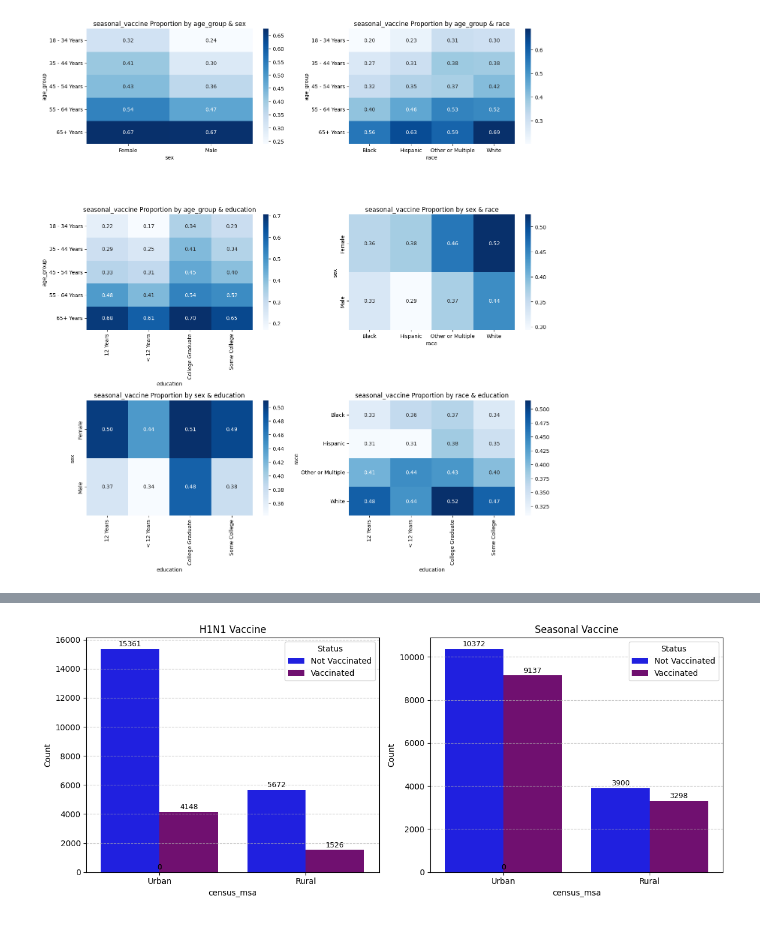
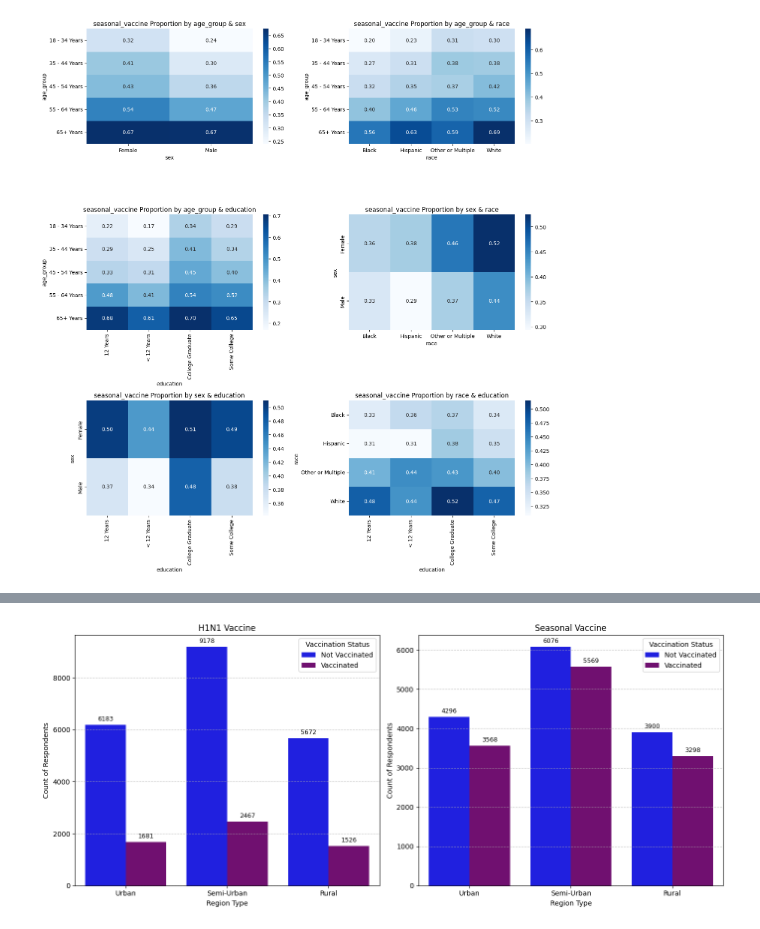
Before and after one commit to Mimikaymint/Team_Berlin, a Jupyter notebook: Team_Berlin_FLU_SHOT_.ipynb, the cells around one changed output, grey strips where cells are left out. Cells and saved outputs as stored; diff of their text form; code cells hidden in the pictures.

```diff
--- a/Team_Berlin_FLU_SHOT_.ipynb
+++ b/Team_Berlin_FLU_SHOT_.ipynb
@@ -116,6 +119,9 @@ plt.show()
 ##################################################
 # T1.1.3. SUMMARY STATS FOR FEATURES             #
 ##################################################
+flu_df = flu_df.drop(['employment_occupation', 'employment_industry', 'health_insurance'], axis=1, errors='ignore')
+flu_df['education'].value_counts(dropna=False)
+
 cat_cols = flu_df.select_dtypes(include=['object', 'category']).columns
 num_cols = flu_df.select_dtypes(include=['int64', 'float64']).columns
 
@@ -538,13 +530,3 @@ for vaccine in targets:
 # %% [output]
 [figure]
 [figure]
-# %%
-def classify_urban_rural(x):
-    if x == 'Non-MSA':
-        return 'Rural'
-    else:
-        return 'Urban'
-
-flu_df['census_msa'] = flu_df['census_msa'].apply(classify_urban_rural)
-
-flu_df['census_msa'].value_counts()
@@ -557,6 +532,0 @@ dtype: int64
-# %%
-for vac in ['h1n1_vaccine', 'seasonal_vaccine']:
-    print(f"\n=== {vac.replace('_', ' ').title()} ===")
-    counts = flu_df.groupby(['UrbanRural', vac]).size().unstack(fill_value=0)
-    counts.columns = ['Not Vaccinated', 'Vaccinated']
-    print(counts)
@@ -575,48 +759,54 @@ Urban                10372        9137
 # %%
+flu_df['census_msa'] = flu_df['census_msa'].str.strip()
+flu_df['census_msa'] = flu_df['census_msa'].replace({
+    'MSA, Principle City': 'Urban',
+    'MSA, Not Principle  City': 'Semi-Urban',
+    'Non-MSA': 'Rural',
+    'Rural': 'Rural',
+    'Semi-Urban': 'Semi-Urban'
+})
+
+order = ['Urban', 'Semi-Urban', 'Rural']
+flu_df['census_msa'] = pd.Categorical(flu_df['census_msa'], categories=order, ordered=True)
+
 vaccines = ['h1n1_vaccine', 'seasonal_vaccine']
 colors = {'Vaccinated': 'purple', 'Not Vaccinated': 'blue'}
-order = ['Urban', 'Rural']
 
-fig, axes = plt.subplots(1, 2, figsize=(12, 5))
+fig, axes = plt.subplots(1, 2, figsize=(14, 6))
 
 for i, vac in enumerate(vaccines):
-    plot_df = flu_df.groupby(['census_msa', vac]).size().reset_index(name='count')
 
-    all_combinations = pd.MultiIndex.from_product(
-        [['Urban', 'Rural'], [0, 1]], names=['census_msa', vac]
-    )
-    plot_df = plot_df.set_index(['census_msa', vac]).reindex(all_combinations, fill_value=0).reset_index()
+    flu_df['Vaccinated_Label'] = flu_df[vac].map({0: 'Not Vaccinated', 1: 'Vaccinated'})
 
-    plot_df['Vaccinated_Label'] = plot_df[vac].map({0: 'Not Vaccinated', 1: 'Vaccinated'})
-
-    ax = sns.barplot(
-        data=plot_df,
+    ax = sns.countplot(
+        data=flu_df,
         x='census_msa',
-        y='count',
         hue='Vaccinated_Label',
         palette=colors,
         order=order,
         ax=axes[i]
     )
 
     ax.set_title(vac.replace('_', ' ').title())
-    ax.set_ylabel('Count')
-    ax.legend(title='Status')
+    ax.set_xlabel('Region Type')
+    ax.set_ylabel('Count of Respondents')
+    ax.legend(title='Vaccination Status')
     ax.grid(axis='y', linestyle='--', alpha=0.7)
 
     for p in ax.patches:
         height = p.get_height()
-        ax.text(
-            p.get_x() + p.get_width() / 2,
-            height + 50,
-            f"{int(height)}",
-            ha='center',
-            va='bottom',
-            fontsize=9
-        )
+        if height > 0:
+            ax.text(
+                p.get_x() + p.get_width() / 2,
+                height + max(ax.get_ylim())*0.01,
+                f"{int(height)}",
+                ha='center',
+                va='bottom',
+                fontsize=9
+            )
 
 plt.tight_layout()
 plt.show()
 # %% [output]
-[figure, old version]
+[figure, new version]
 # %%
```
Also changed, not shown: parts of 18 cells of this notebook.
